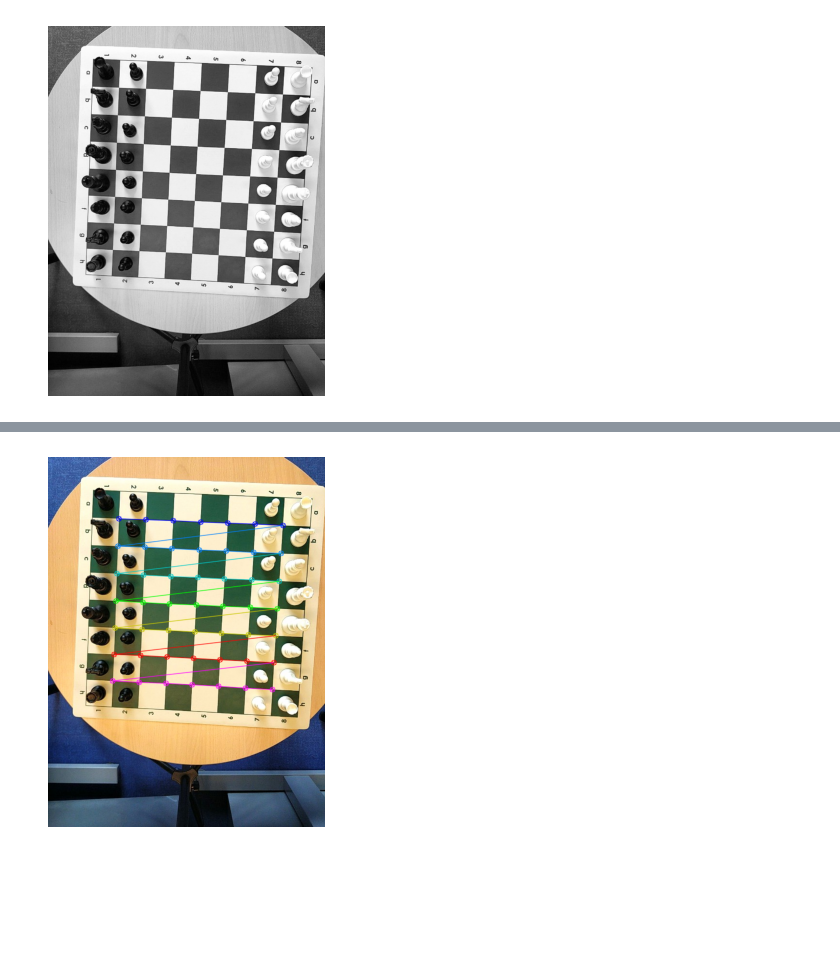
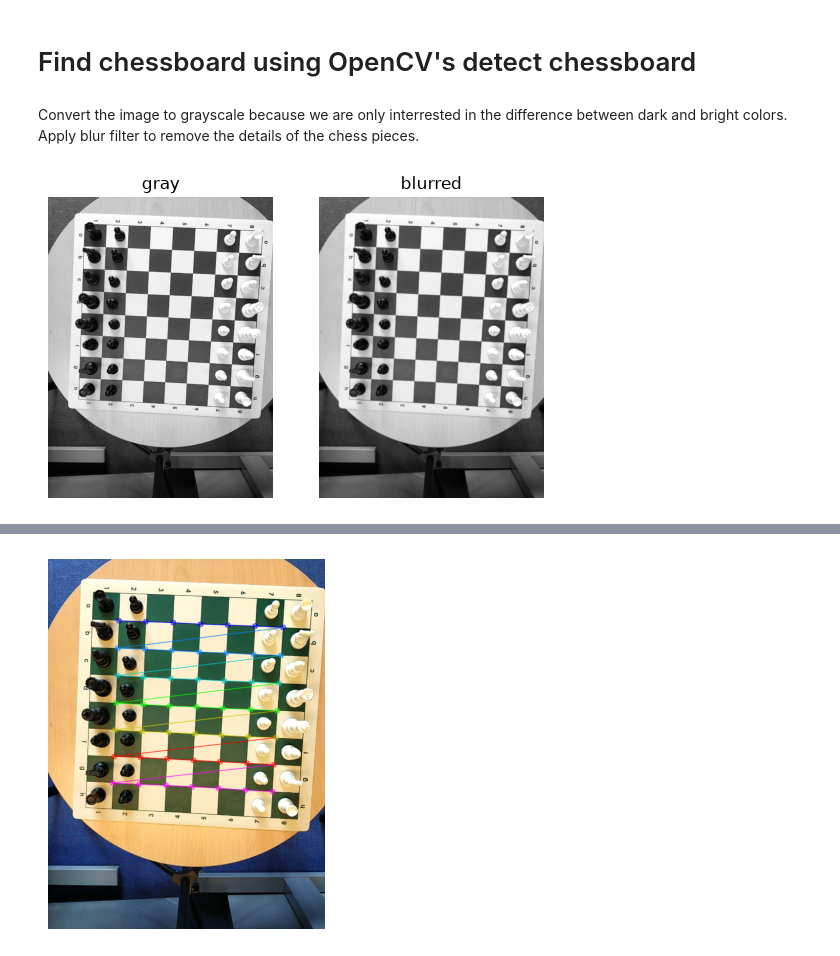
Before and after one commit to WatskeBart/chessvision, a Jupyter notebook: notebooks/chessboard_detection/find_chessboard.ipynb, the cells around one changed output, grey strips where cells are left out. Saved outputs shown, nothing was run; the diff lists cells and outputs as text; code cells hidden in the pictures; blank space fills up the shorter version.

```diff
--- a/notebooks/chessboard_detection/find_chessboard.ipynb
+++ b/notebooks/chessboard_detection/find_chessboard.ipynb
@@ -1,17 +1,29 @@
+# %% [markdown]
+# Find chessboard using OpenCV's detect chessboard
 # %%
 import cv2
 from matplotlib import pyplot as plt
 import numpy as np
 import math
 import os
+# %% [markdown]
+Convert the image to grayscale because we are only interrested in the difference between dark and bright colors. Apply blur filter to remove the details of the chess pieces.
 # %%
-image_path = '../samples/screenshot.png'
-image = cv2.imread(image_path)
+image = cv2.imread('../samples/screenshot.png')
 image = cv2.cvtColor(image, cv2.COLOR_BGR2RGB)
 gray = cv2.cvtColor(image, cv2.COLOR_RGB2GRAY)
+
+plt.subplot(1, 2, 1)
+plt.title("gray")
+plt.imshow(gray, cmap='gray')
+plt.axis('off')
+
+blurred = cv2.GaussianBlur(gray, (3, 3), 0)
+
+plt.subplot(1, 2, 2)
+plt.title("blurred")
+plt.imshow(blurred, cmap='gray')
+plt.axis('off')
+plt.show()
+# %% [output]
+[figure, added]
-# %%
-plt.imshow(gray, cmap='gray')
-plt.axis('off')
-plt.show()
-# %% [output]
-[figure, removed]
```
Also changed, not shown: parts of 6 cells of this notebook, 3 other files.
